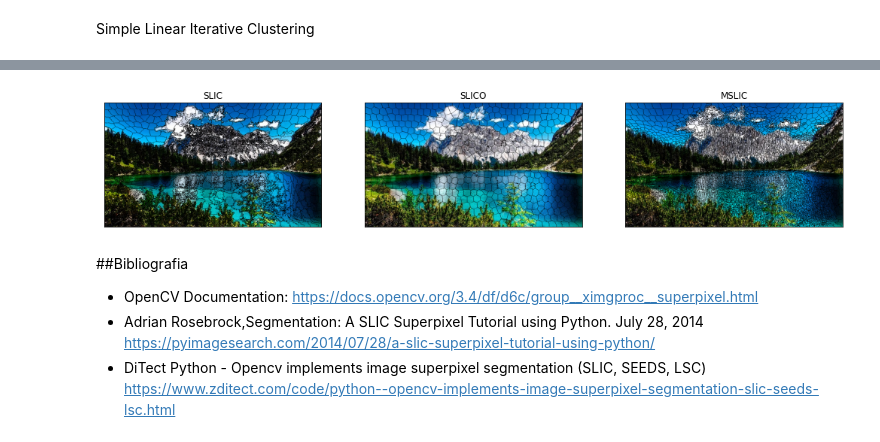
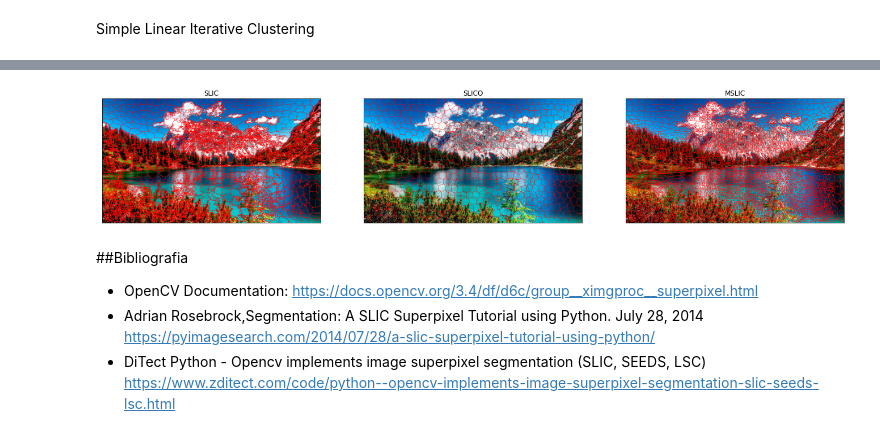
Before and after one commit to aalr007/VisionComputacional, a Jupyter notebook: SuperpixelesEquipo6.ipynb, the cells around one changed output, grey strips where cells are left out. Cells and saved outputs as stored; diff of their text form; code cells hidden in the pictures.

```diff
--- a/SuperpixelesEquipo6.ipynb
+++ b/SuperpixelesEquipo6.ipynb
@@ -105,11 +117,18 @@ cv2_imshow(img_seeds)
 # %% [markdown]
 Simple Linear Iterative Clustering
 # %%
-islic = cv2.ximgproc.createSuperpixelSLIC(img,	algorithm = cv2.ximgproc.SLICO,region_size=20,ruler=20.0)
+islic = cv2.ximgproc.createSuperpixelSLIC(img,	algorithm = cv2.ximgproc.SLIC,region_size=20,ruler=20.0)
 islic.iterate(10) #Number of iterations, the bigger the better the effect
+
+color_img = np.zeros((img.shape[0], img.shape[1],3), np.uint8)
+color_img[:] = (0, 0, 255)
+
 mask_slic = islic.getLabelContourMask() #Get Mask, superpixel edge Mask==1
 label_slic = islic.getLabels() #Get superpixel labels
 number_slic = islic.getNumberOfSuperpixels() #Get the number of superpixels
 mask_inv_slic = cv2. bitwise_not(mask_slic)
 img_slic = cv2.bitwise_and(img,img,mask = mask_inv_slic) #Draw superpixel boundaries on the original image
+
+img2 = cv2.bitwise_and(color_img, color_img, mask=mask_slic)
+resultslic = cv2.add(img_slic, img2)
 # %%
@@ -119,35 +138,42 @@ cv2_imshow(img_slic)
 # %%
 titles = ['SLIC', 'SLICO','MSLIC']
 SlicAlgorthm=[cv2.ximgproc.SLIC,cv2.ximgproc.SLICO,cv2.ximgproc.MSLIC]
 SlicImages=[]
+
+
+color_img = np.zeros((img.shape[0], img.shape[1],3), np.uint8)
+color_img[:] = (0, 0, 255)
 
 i=0
 for i in range(3):
   islic = cv2.ximgproc.createSuperpixelSLIC(img,	algorithm = SlicAlgorthm[i],region_size=20,ruler=20.0)
   islic.iterate(10) #Number of iterations, the bigger the better the effect
   mask_slic = islic.getLabelContourMask() #Get Mask, superpixel edge Mask==1
   label_slic = islic.getLabels() #Get superpixel labels
   number_slic = islic.getNumberOfSuperpixels() #Get the number of superpixels
   mask_inv_slic = cv2. bitwise_not(mask_slic)
   img_slic = cv2.bitwise_and(img,img,mask = mask_inv_slic) #Draw superpixel boundaries on the original image
+  img2 = cv2.bitwise_and(color_img, color_img, mask=mask_slic)
+  resultslic = cv2.add(img_slic, img2)
 
-  SlicImages.append(img_slic)
+
+  SlicImages.append(resultslic)
 
 
 #original plot size was too small, following code is to have a bigger image
 f = plt.figure()
-f.set_figwidth(30)
-f.set_figheight(10)
+f.set_figwidth(40)
+f.set_figheight(30)
 i=0
 
 for i in range(3):
     SlicImages[i] = cv2.cvtColor(SlicImages[i], cv2.COLOR_BGR2RGB)
     plt.subplot(2,5,i+1),plt.imshow(SlicImages[i])
     plt.title(titles[i])
     plt.xticks([]),plt.yticks([])
 plt.show()
 # %% [output]
-[figure, old version]
+[figure, new version]
 # %% [markdown]
 ##Bibliografia
 * OpenCV Documentation: https://docs.opencv.org/3.4/df/d6c/group__ximgproc__superpixel.html
```
Also changed, not shown: parts of 8 cells of this notebook.
